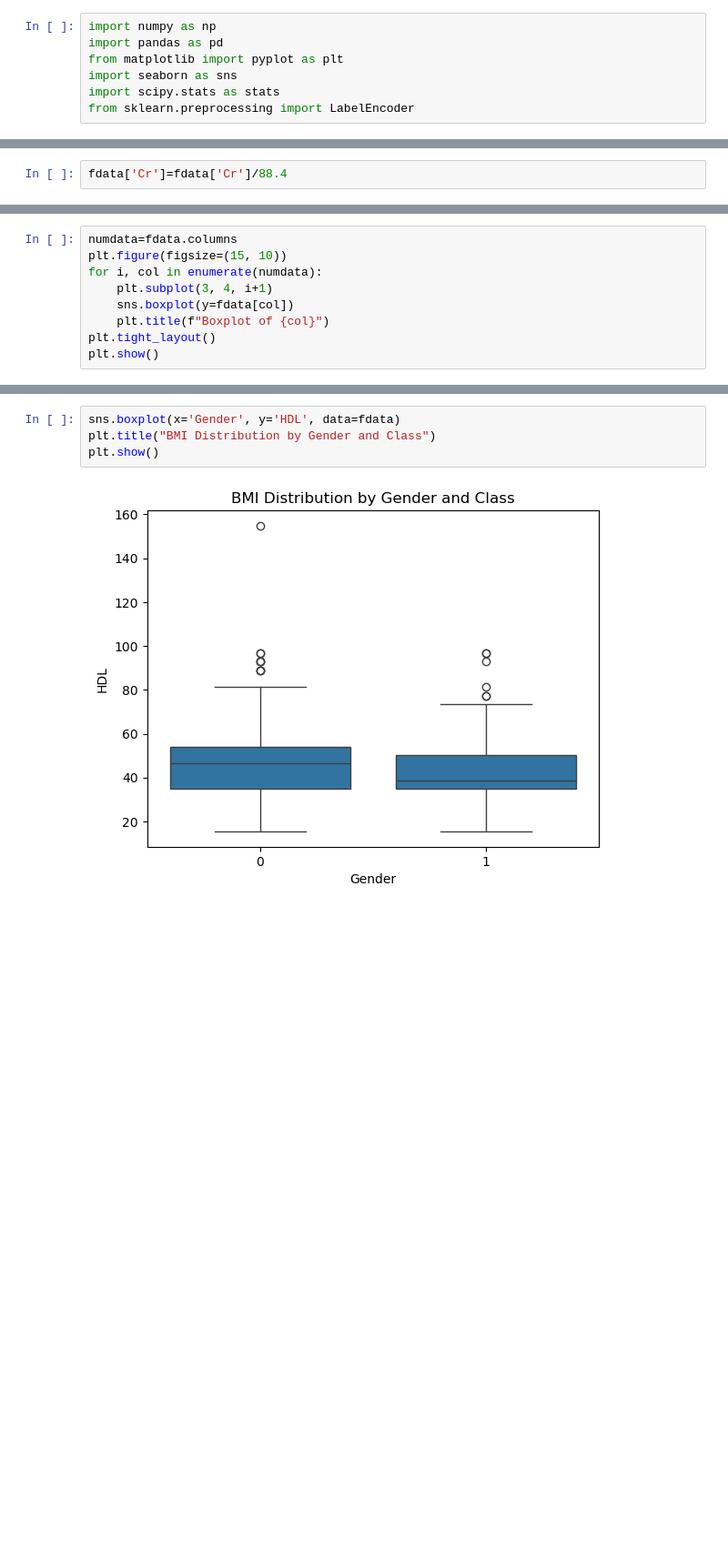
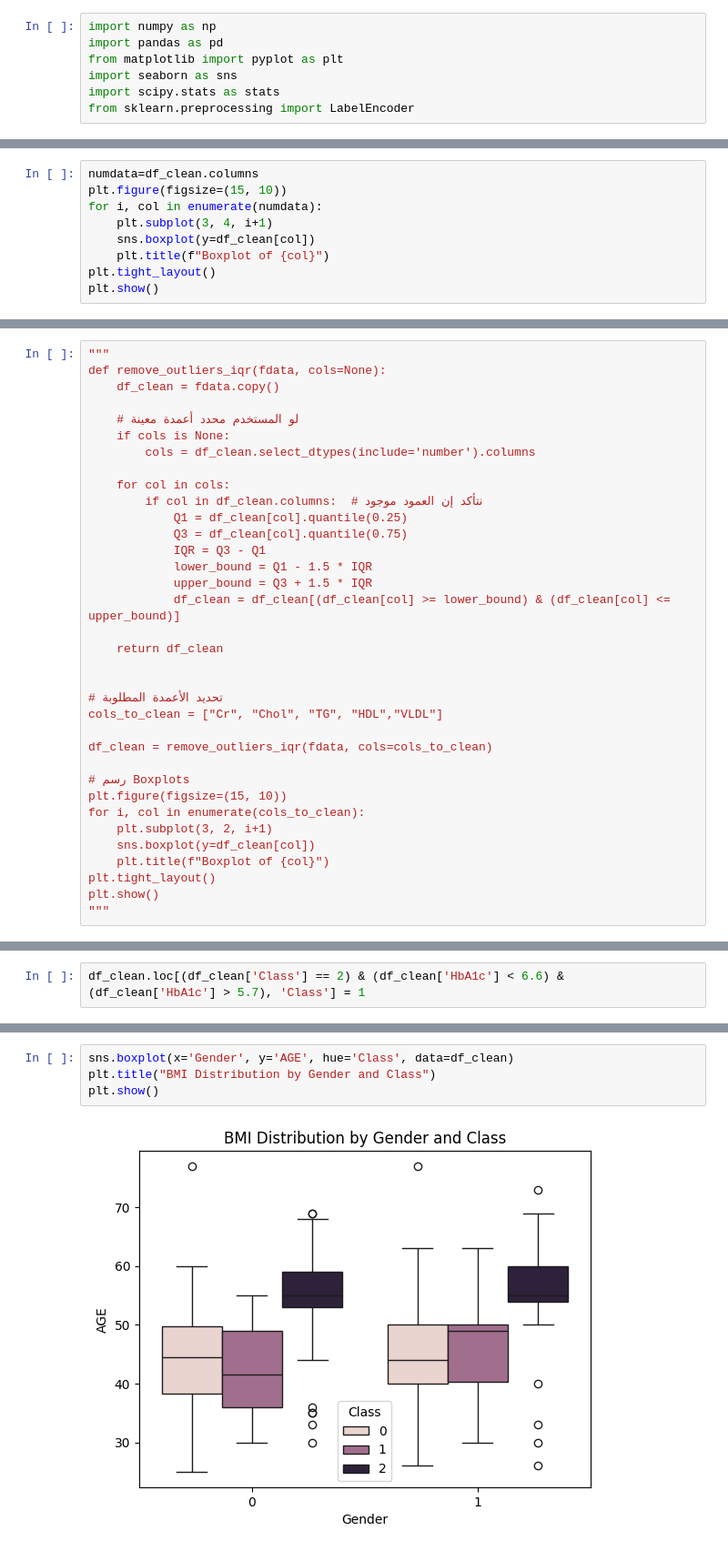
Before and after one commit to Hisham-youssry/diabete-prediction-app, a Jupyter notebook: final.ipynb, the cells around one changed output, grey strips where cells are left out. Shown at 91% size. Cells and saved outputs as stored; diff of their text form; blank space fills up the shorter version.

```diff
--- a/final.ipynb
+++ b/final.ipynb
@@ -94,2 +144,0 @@ plt.show()
-# %%
-fdata['Cr']=fdata['Cr']/88.4
@@ -101,9 +192,9 @@ fdata['LDL']=fdata['LDL']*38.7
 # %%
-numdata=fdata.columns
+numdata=df_clean.columns
 plt.figure(figsize=(15, 10))
 for i, col in enumerate(numdata):
     plt.subplot(3, 4, i+1)
-    sns.boxplot(y=fdata[col])
+    sns.boxplot(y=df_clean[col])
     plt.title(f"Boxplot of {col}")
 plt.tight_layout()
 plt.show()
@@ -132,0 +217,35 @@ plt.show()
+# %%
+"""
+def remove_outliers_iqr(fdata, cols=None):
+    df_clean = fdata.copy()
+
+    # لو المستخدم محدد أعمدة معينة
+    if cols is None:
+        cols = df_clean.select_dtypes(include='number').columns
+
+    for col in cols:
+        if col in df_clean.columns:  # نتأكد إن العمود موجود
+            Q1 = df_clean[col].quantile(0.25)
+            Q3 = df_clean[col].quantile(0.75)
+            IQR = Q3 - Q1
+            lower_bound = Q1 - 1.5 * IQR
+            upper_bound = Q3 + 1.5 * IQR
+            df_clean = df_clean[(df_clean[col] >= lower_bound) & (df_clean[col] <= upper_bound)]
+
+    return df_clean
+
+
+# تحديد الأعمدة المطلوبة
+cols_to_clean = ["Cr", "Chol", "TG", "HDL","VLDL"]
+
+df_clean = remove_outliers_iqr(fdata, cols=cols_to_clean)
+
+# رسم Boxplots
+plt.figure(figsize=(15, 10))
+for i, col in enumerate(cols_to_clean):
+    plt.subplot(3, 2, i+1)
+    sns.boxplot(y=df_clean[col])
+    plt.title(f"Boxplot of {col}")
+plt.tight_layout()
+plt.show()
+"""
@@ -139,0 +282,2 @@ plt.show()
+# %%
+df_clean.loc[(df_clean['Class'] == 2) & (df_clean['HbA1c'] < 6.6) & (df_clean['HbA1c'] > 5.7), 'Class'] = 1
@@ -173,7 +342,7 @@ plt.show()
 # %%
-sns.boxplot(x='Gender', y='HDL', data=fdata)
+sns.boxplot(x='Gender', y='AGE', hue='Class', data=df_clean)
 plt.title("BMI Distribution by Gender and Class")
 plt.show()
 # %% [output]
-[figure, old version]
+[figure, new version]
 # %%
```
Also changed, not shown: parts of 52 cells of this notebook, 4 other files.
